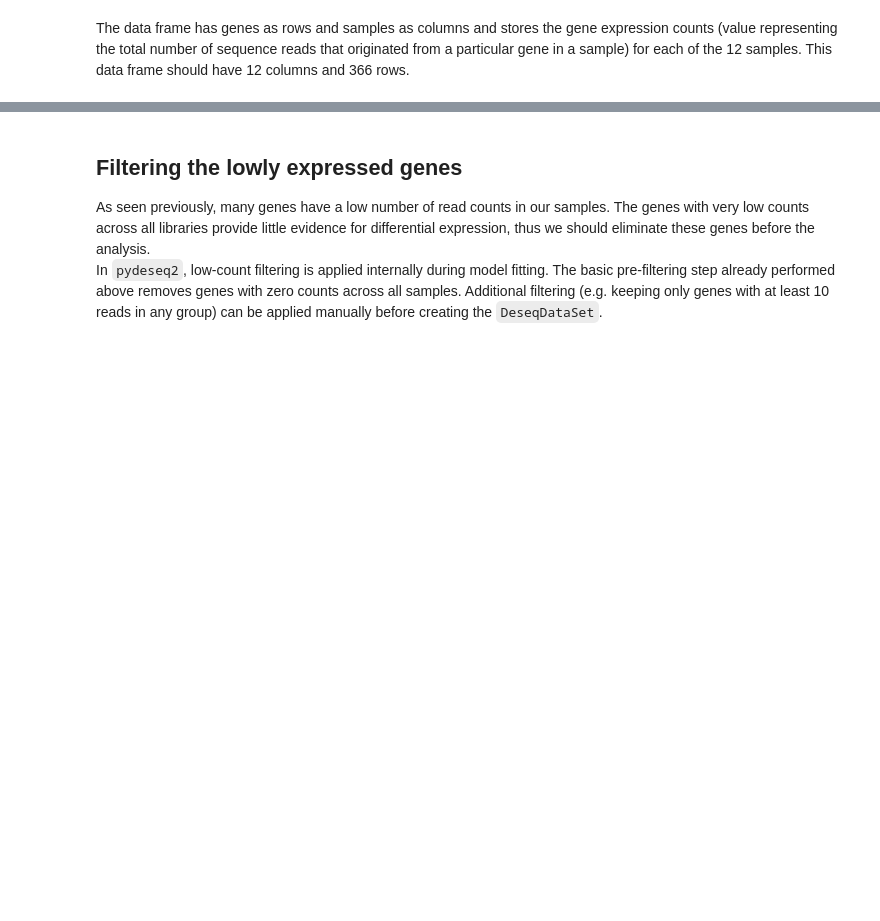
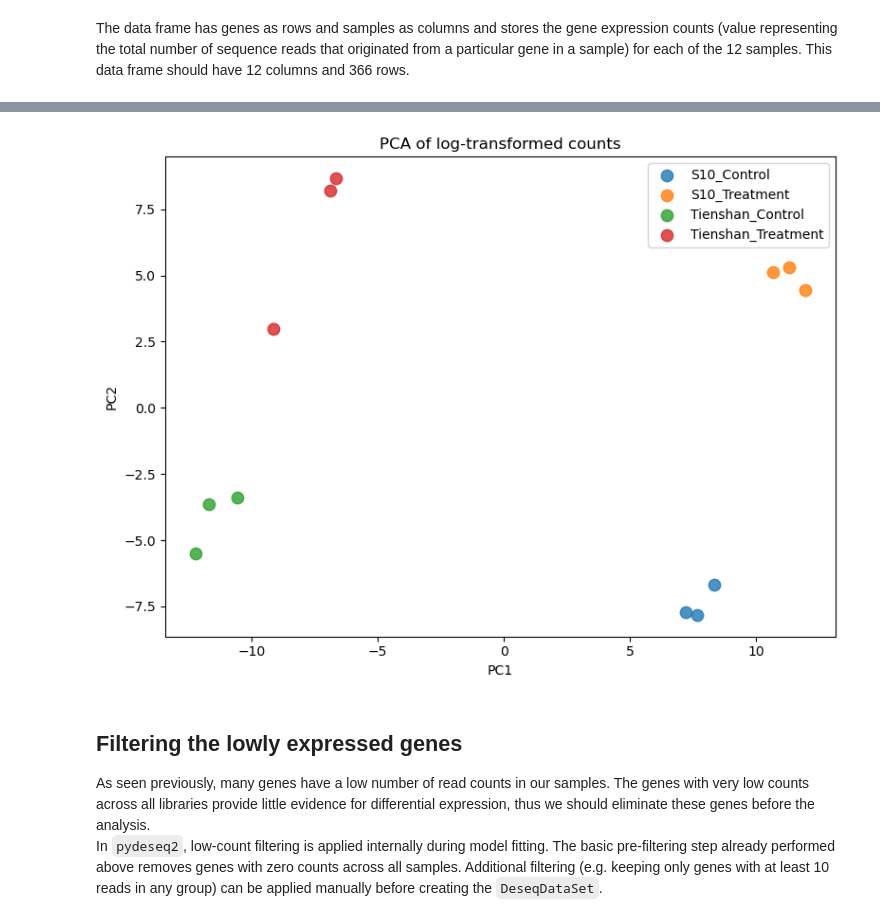
Before and after one commit to hds-sandbox/Intro-NGS-AU_course, a Jupyter notebook: Notebooks-dev/03_bulk_RNA_analysis_pydeseq2.ipynb, the cells around one changed output, grey strips where cells are left out. Cells and saved outputs as stored; diff of their text form; code cells hidden in the pictures; blank space fills up the shorter version.

Commit message:
removed dead R code, add pre/post normalization QC plots, added a package to the yml file

```diff
--- a/Notebooks-dev/03_bulk_RNA_analysis_pydeseq2.ipynb
+++ b/Notebooks-dev/03_bulk_RNA_analysis_pydeseq2.ipynb
@@ -168,16 +238,24 @@ In this type of plot, we would expect samples from the same group (the three rep
 # %%
 from sklearn.decomposition import PCA
 import matplotlib.pyplot as plt
 import numpy as np
 
-
 X_reduced = PCA(n_components=2).fit_transform(np.log1p(dds.X))
 
-plt.figure()
-colors = ["navy", "turquoise", "darkorange"]
-lw = 2
+groups = dds.obs["Group"].unique()
+colors = plt.cm.tab10.colors
 
-plt.scatter( X_reduced[:,0], X_reduced[:,1], alpha=0.8, lw=1, label=dds.obs.Condition )
+plt.figure(figsize=(8, 6))
+for i, group in enumerate(groups):
+    mask = dds.obs["Group"] == group
+    plt.scatter(X_reduced[mask, 0], X_reduced[mask, 1],
+                color=colors[i], label=group, alpha=0.8, s=80)
 
-plt.legend(loc="best", shadow=False, scatterpoints=1)
-plt.title("PCA ")
+plt.legend(loc="upper right", shadow=False, scatterpoints=1)
+plt.xlabel("PC1")
+plt.ylabel("PC2")
+plt.title("PCA of log-transformed counts")
+plt.tight_layout()
+plt.show()
+# %% [output]
+[figure, added]
```
Also changed, not shown: parts of 72 cells of this notebook, 1 other file.
